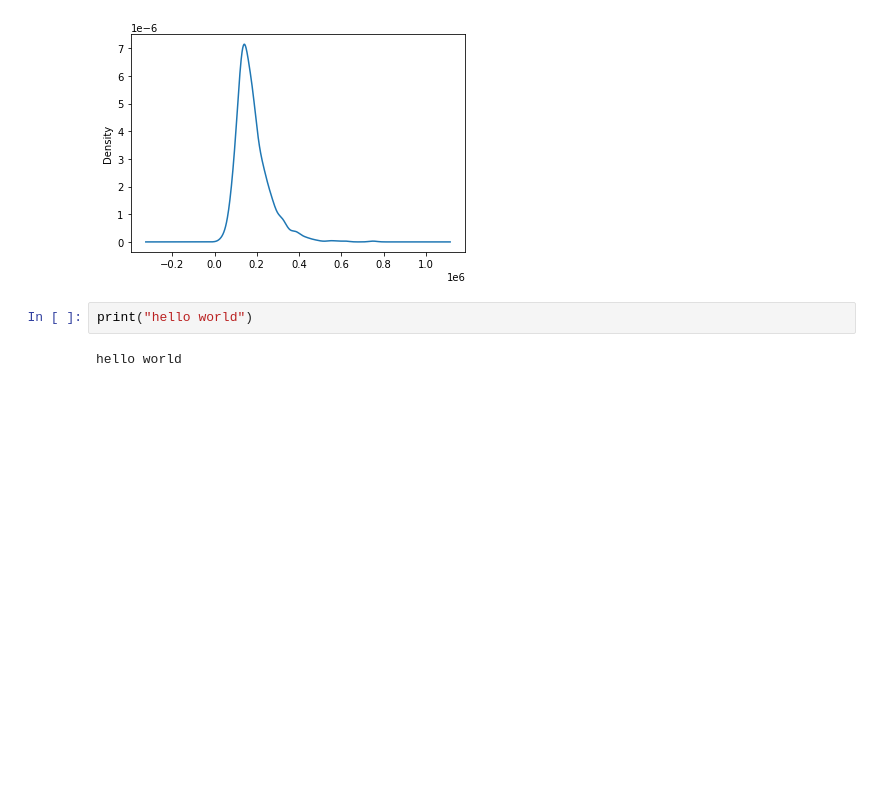
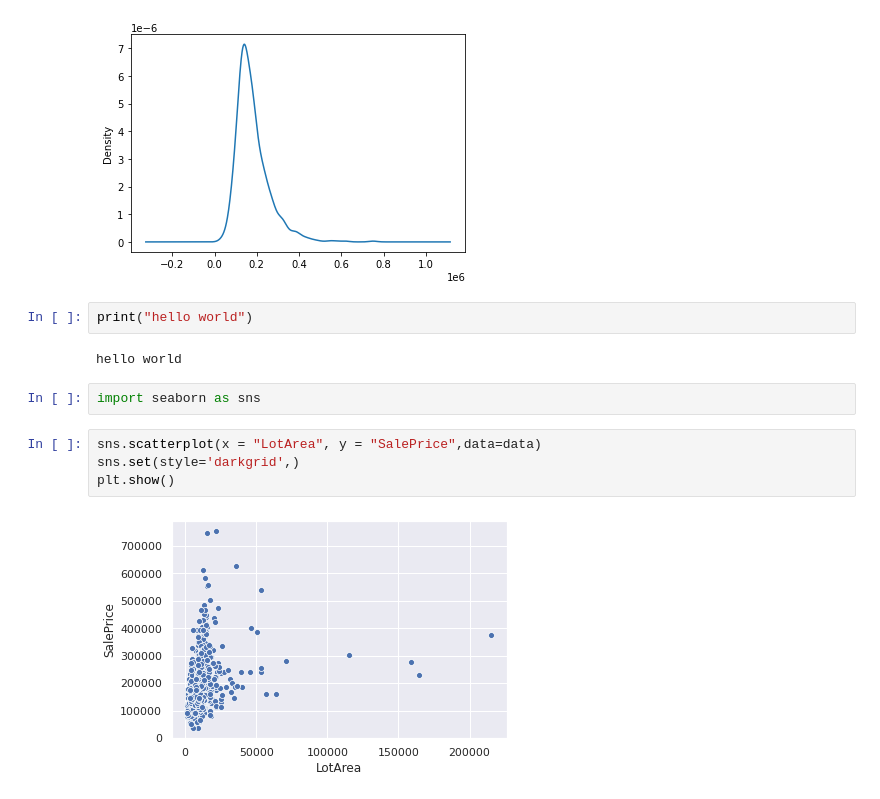
Before and after one commit to CSC345DSLoveYou/HousePrice_DSLoveyou, a Jupyter notebook: HousePrices_DSLoveYou.ipynb, the cells around one changed output. Saved outputs shown, nothing was run; the diff lists cells and outputs as text; blank space fills up the shorter version.

Commit message:
test Seaborn

```diff
--- a/HousePrices_DSLoveYou.ipynb
+++ b/HousePrices_DSLoveYou.ipynb
@@ -84,3 +80,11 @@ plt.show()
 print("hello world")
 # %% [output]
 hello world
+# %%
+import seaborn as sns
+# %%
+sns.scatterplot(x = "LotArea", y = "SalePrice",data=data)
+sns.set(style='darkgrid',)
+plt.show()
+# %% [output]
+[figure, added]
```
Also changed, not shown: parts of 1 cell of this notebook.
